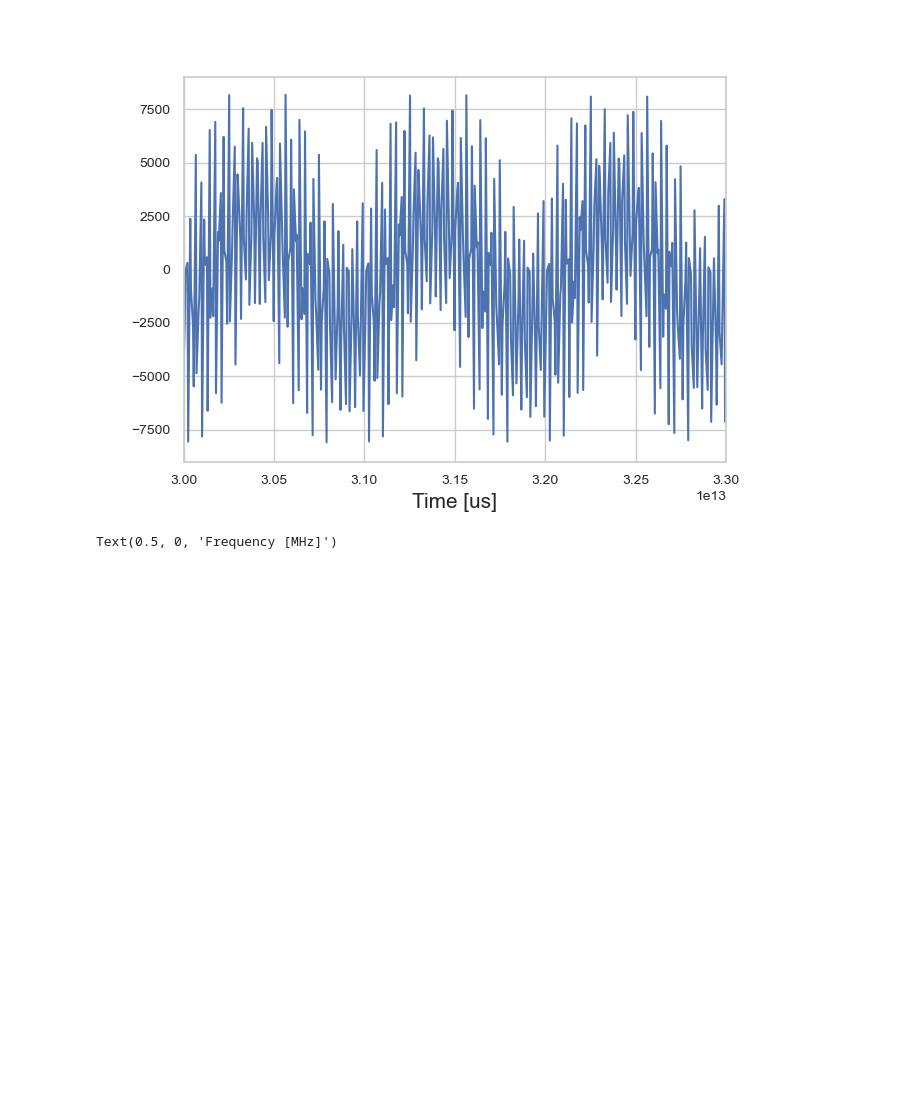
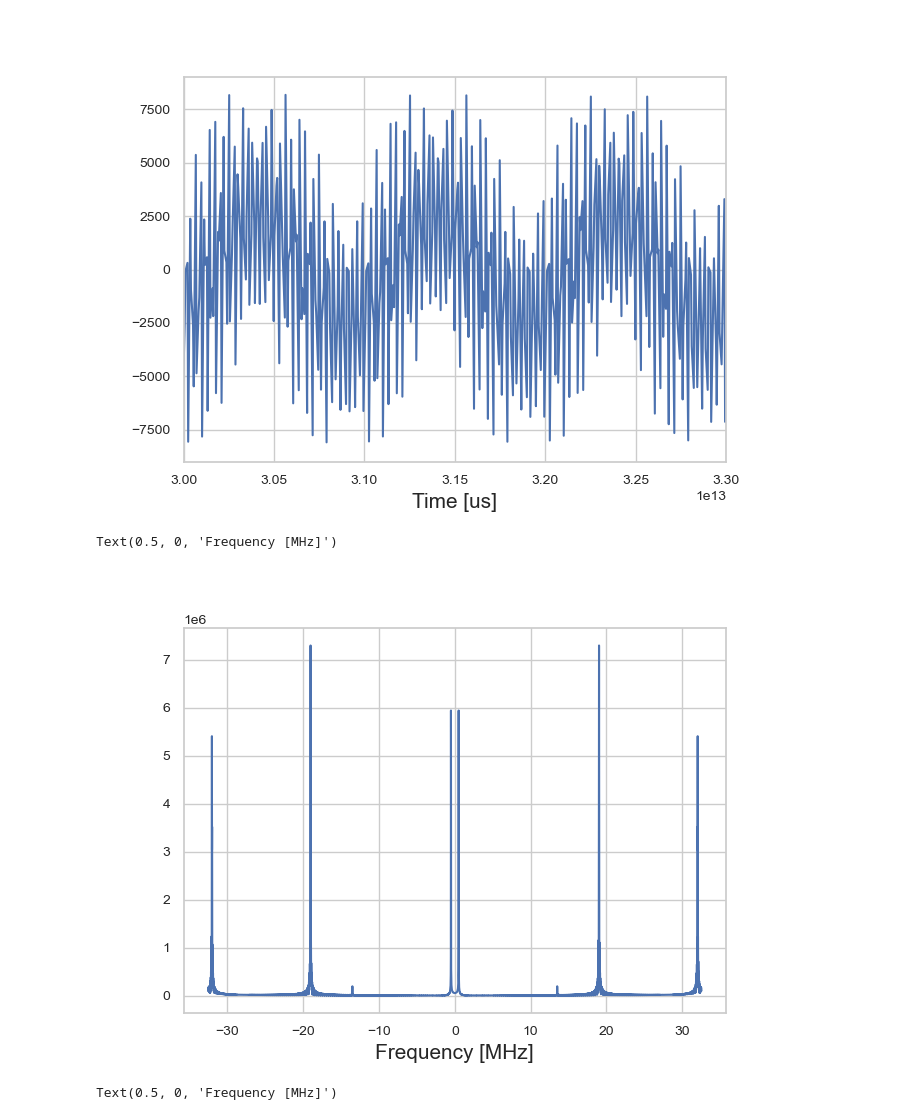
Before and after one commit to Fran-Mark/PI, a Jupyter notebook: Fpga/prj/preprocessing_stage/data_analysis/unTonoSinRuido.ipynb, the cells around one changed output. Drawn from its saved outputs; the diff is of its cells as text; code cells hidden in the pictures; blank space fills up the shorter version.

```diff
--- a/Fpga/prj/preprocessing_stage/data_analysis/unTonoSinRuido.ipynb
+++ b/Fpga/prj/preprocessing_stage/data_analysis/unTonoSinRuido.ipynb
@@ -95,6 +123,16 @@ plt.xlim([3e13,3.3e13])
 # %% [output]
 (30000000000000.0, 33000000000000.0)
 [figure]
+# %%
+fftData = np.fft.fftshift(np.fft.fft(bandMixerData[1]))
+fs = 65e6
+freq = np.linspace(-fs/2, fs/2, len(fftData))
+plt.figure()
+plt.plot(freq*1e-6, np.abs(fftData))
+plt.xlabel('Frequency [MHz]')
+# %% [output]
+Text(0.5, 0, 'Frequency [MHz]')
+[figure, added]
 # %%
 fs = 65e6
 freq, fftData = fft(bandMixerData, fs)
```
Also changed, not shown: parts of 12 cells of this notebook, 5 other files.
